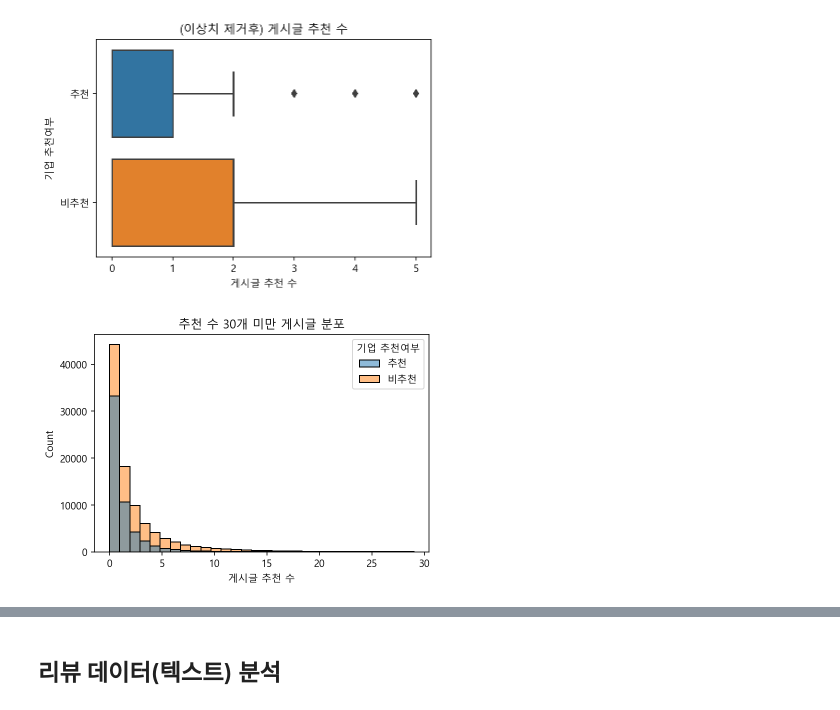
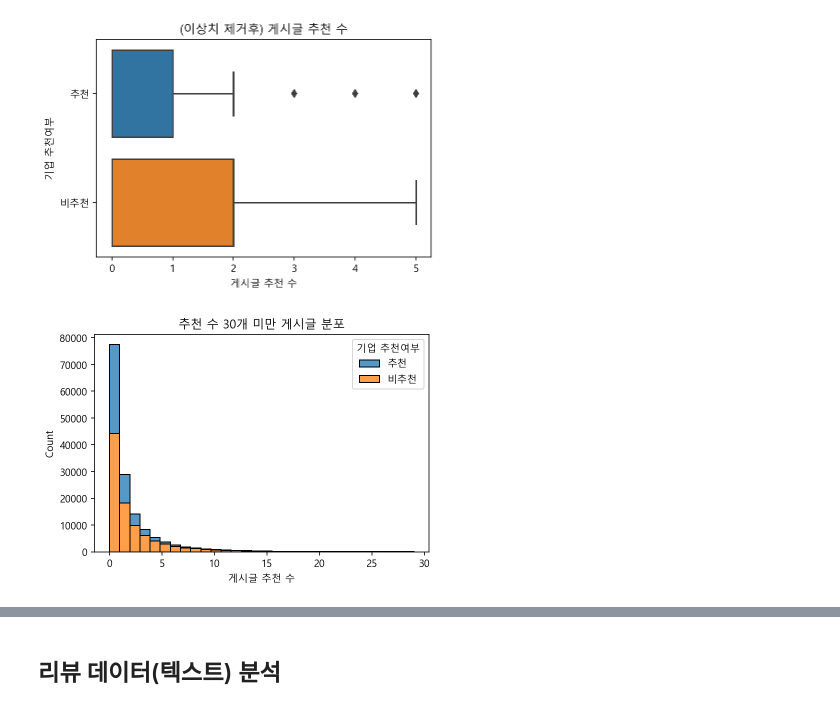
Before and after one commit to jayblue27/portfolio, a Jupyter notebook: jobplanet_scores_reviews/note.ipynb, the cells around one changed output, grey strips where cells are left out. Drawn from its saved outputs; the diff is of its cells as text; code cells hidden in the pictures.

```diff
--- a/jobplanet_scores_reviews/note.ipynb
+++ b/jobplanet_scores_reviews/note.ipynb
@@ -556,7 +487,6 @@ array(['2022. 04', '2022. 03', '2022. 02', '2022. 01', '2021. 12',
 # %%
 # 스크레이핑 에러 제거
-# 이 기업의 댓글 -> np.nan
-df['작성월'] = np.where(df['작성월']=='이 기업의 댓글', np.nan, df['작성월'])
+df['작성월'] = np.where(df['작성월']=='이 기업의 댓글', 'unknown', df['작성월'])
 df['작성월'].unique()
 # %% [output]
 array(['2022. 04', '2022. 03', '2022. 02', '2022. 01', '2021. 12',
@@ -581,0 +516,4 @@ array(['2022. 04', '2022. 03', '2022. 02', '2022. 01', '2021. 12',
+# %%
+df['작성월'] = df['작성월'].apply(lambda x:x.split('. ')[0])
+df = df.rename(columns={'작성월':'작성년도'})
+df.head(1)
@@ -634,6 +579,6 @@ plt.show()
 # %%
 # IT여부 컬럼 생성
 cond = df['직군'] == 'IT/인터넷'
-df['IT여부'] = np.where(cond, 1, 0)
+df['IT여부'] = np.where(cond, 'IT', '비IT')
 df.head(1)
 # %% [output]
@@ -969,5 +933,0 @@ Ttest_indResult(statistic=-5.095732131651963, pvalue=0.9999998260902256)
-# %%
-# 결측치 처리
-df['작성월'] = df['작성월'].fillna('unknown')
-#
-df['작성년도'] = df['작성월'].apply(lambda x:x.split('. ')[0])
@@ -1251,7 +1172,7 @@ plt.title('(이상치 제거후) 게시글 추천 수');
 # %% [output]
 [figure]
 # %%
-sns.histplot(x='게시글 추천 수', data=df[df['게시글 추천 수']<30], bins=30, hue='기업 추천여부')
+sns.histplot(x='게시글 추천 수', data=df[df['게시글 추천 수']<30], bins=30, hue='기업 추천여부', multiple='stack')
 plt.title('추천 수 30개 미만 게시글 분포');
 # %% [output]
-[figure, old version]
+[figure, new version]
```
Also changed, not shown: parts of 135 cells of this notebook.
